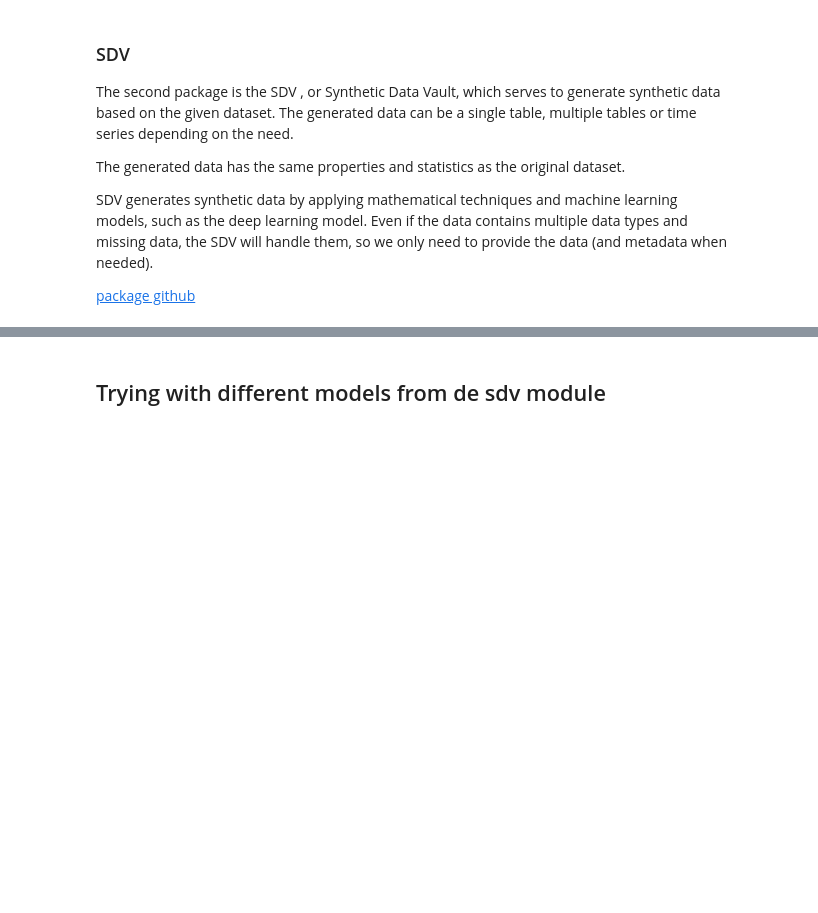
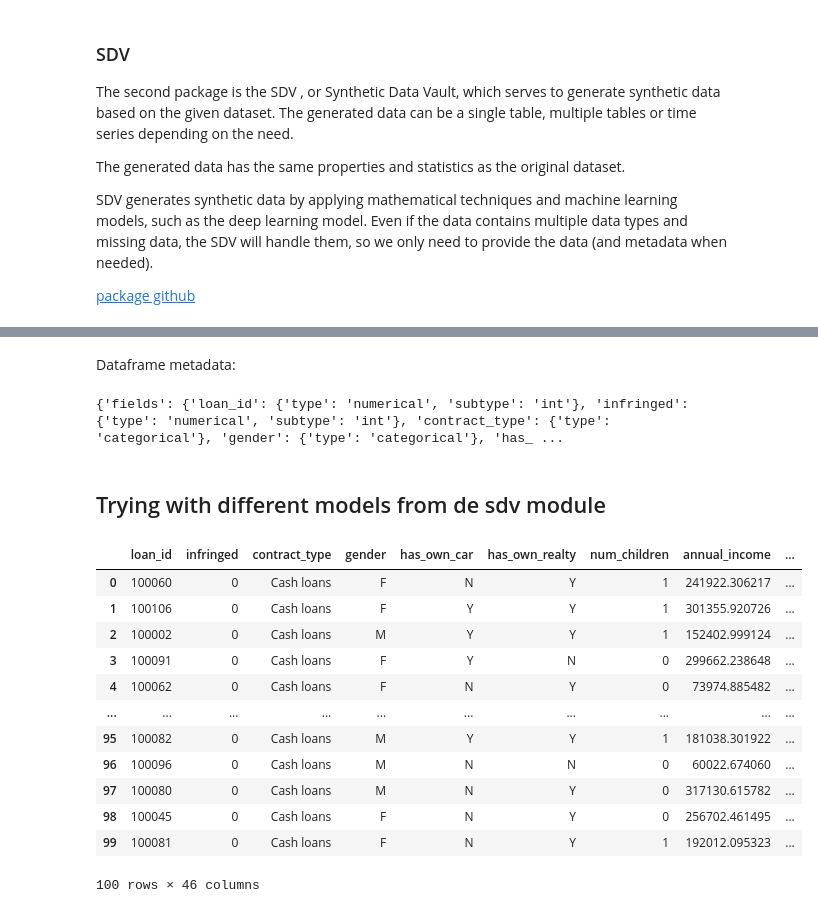
Before and after one commit to eduardofbneves/SP, a Jupyter notebook: PA2/SD_privacy.ipynb, the cells around one changed output, grey strips where cells are left out. Saved outputs shown, nothing was run; the diff lists cells and outputs as text; code cells hidden in the pictures; blank space fills up the shorter version.

```diff
--- a/PA2/SD_privacy.ipynb
+++ b/PA2/SD_privacy.ipynb
@@ -38,5 +34,47 @@ df
+# %% [markdown]
+Dataframe metadata:
+# %%
+type(df.columns)
+
+dict = {}
+it = 0
+for col in df.columns:
+    if type(array[0][it]) == float:
+        dict[col] = {"type": "numerical", "subtype": "float"}
+    elif type(array[0][it]) == int:
+        dict[col] = {"type": "numerical", "subtype": "int"}
+    else:
+        dict[col] = {"type": "categorical"}
+    it+=1
+
+metadata = {"fields": dict}
+
+print(metadata)
+# %% [output]
+{'fields': {'loan_id': {'type': 'numerical', 'subtype': 'int'}, 'infringed': {'type': 'numerical', 'subtype': 'int'}, 'contract_type': {'type': 'categorical'}, 'gender': {'type': 'categorical'}, 'has_ ...
 # %% [markdown]
 ## Trying with different models from de sdv module
+# %%
+from sdv.lite import TabularPreset
+
+model = TabularPreset(name='FAST_ML')
+model.fit(df[:100])
+tabular_synth = model.sample(100)
+tabular_synth
+# %% [output]
+|  | loan_id | infringed | contract_type | gender | has_own_car | has_own_realty | num_children | annual_income | ... |
+| 0 | 100060 | 0 | Cash loans | F | N | Y | 1 | 241922.306217 | ... |
+| 1 | 100106 | 0 | Cash loans | F | Y | Y | 1 | 301355.920726 | ... |
+| 2 | 100002 | 0 | Cash loans | M | Y | Y | 1 | 152402.999124 | ... |
+| 3 | 100091 | 0 | Cash loans | F | Y | N | 0 | 299662.238648 | ... |
+| 4 | 100062 | 0 | Cash loans | F | N | Y | 0 | 73974.885482 | ... |
+| ... | ... | ... | ... | ... | ... | ... | ... | ... | ... |
+| 95 | 100082 | 0 | Cash loans | M | Y | Y | 1 | 181038.301922 | ... |
+| 96 | 100096 | 0 | Cash loans | M | N | N | 0 | 60022.674060 | ... |
+| 97 | 100080 | 0 | Cash loans | M | N | Y | 0 | 317130.615782 | ... |
+| 98 | 100045 | 0 | Cash loans | F | N | Y | 0 | 256702.461495 | ... |
+| 99 | 100081 | 0 | Cash loans | F | N | Y | 1 | 192012.095323 | ... |
+100 rows × 46 columns
 # %%
 from sdv.tabular import GaussianCopula
 
```
Also changed, not shown: parts of 18 cells of this notebook, 3 other files.
